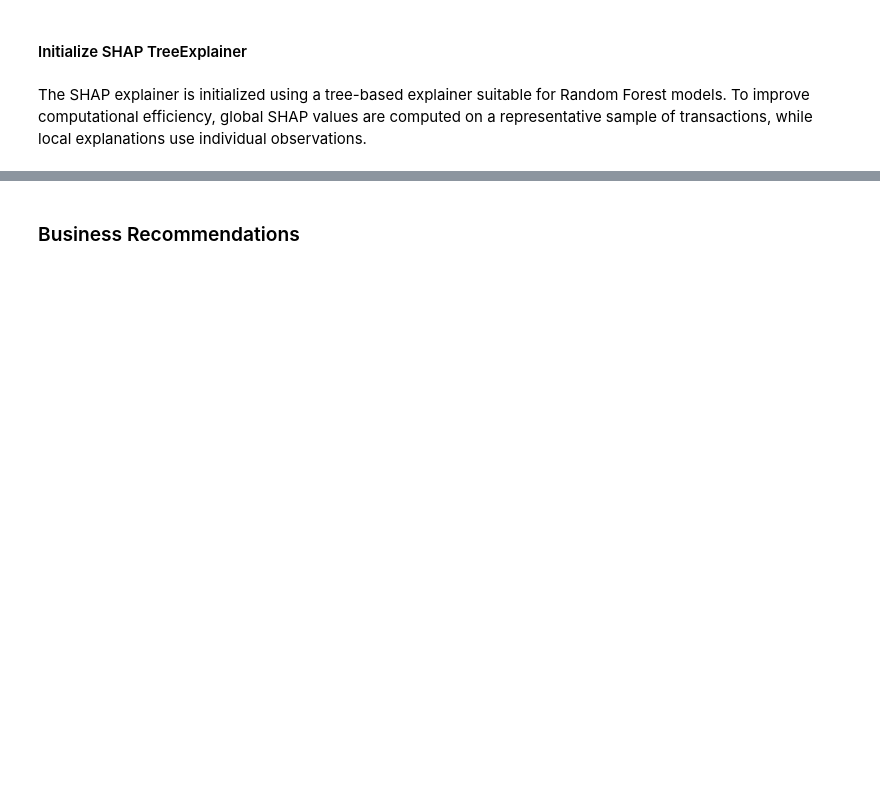
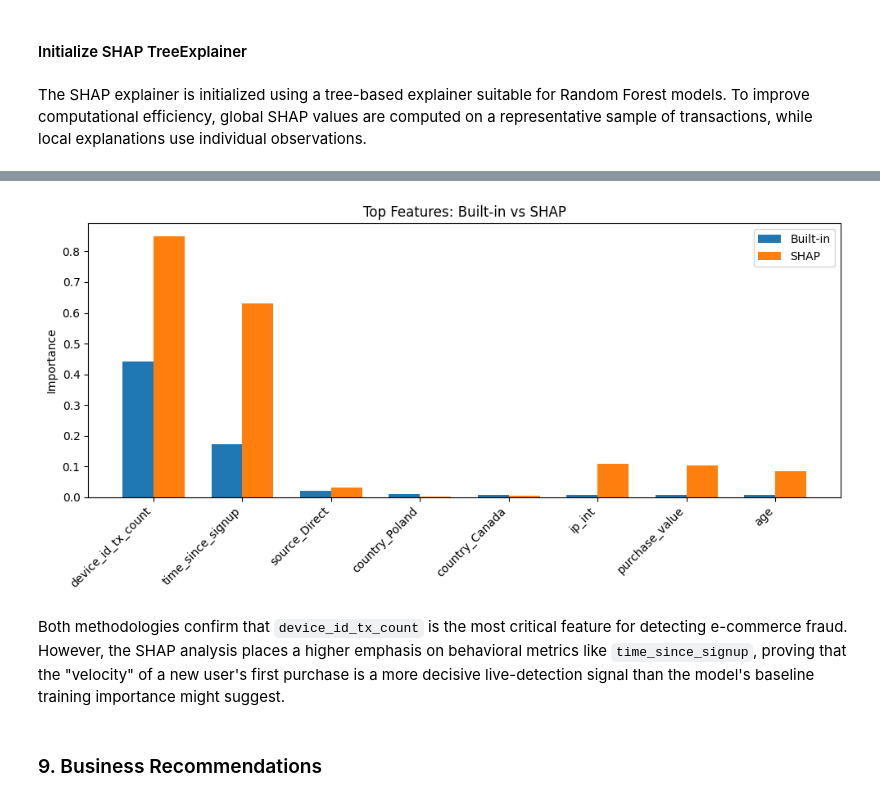
Before and after one commit to selamasnake/fraud-detection, a Jupyter notebook: notebooks/shap-explainability-fraud-data.ipynb, the cells around one changed output, grey strips where cells are left out. Saved outputs shown, nothing was run; the diff lists cells and outputs as text; code cells hidden in the pictures; blank space fills up the shorter version.

```diff
--- a/notebooks/shap-explainability-fraud-data.ipynb
+++ b/notebooks/shap-explainability-fraud-data.ipynb
@@ -134,0 +153,4 @@ explainer.plot_dependence("purchase_value")
+# %%
+comparison_df, features, builtin_vals, shap_vals = explainer.compare_importance(top_n=5)
+
+display(comparison_df)
@@ -135,3 +164,21 @@ explainer.plot_dependence("purchase_value")
+# %%
+x = np.arange(len(features))
+width = 0.35
+
+plt.figure(figsize=(10, 5))
+plt.bar(x - width/2, builtin_vals, width, label="Built-in")
+plt.bar(x + width/2, shap_vals, width, label="SHAP")
+
+plt.xticks(x, features, rotation=45, ha="right")
+plt.ylabel("Importance")
+plt.title("Top Features: Built-in vs SHAP")
+plt.legend()
+plt.tight_layout()
+plt.show()
+# %% [output]
+[figure, added]
+# %% [markdown]
+Both methodologies confirm that `device_id_tx_count` is the most critical feature for detecting e-commerce fraud. However, the SHAP analysis places a higher emphasis on behavioral metrics like `time_since_signup`, proving that the "velocity" of a new user's first purchase is a more decisive live-detection signal than the model's baseline training importance might suggest.
 # %% [markdown]
-### Business Recommendations
+### 9. Business Recommendations
 # %% [markdown]
```
Also changed, not shown: parts of 32 cells of this notebook, 1 other file.
